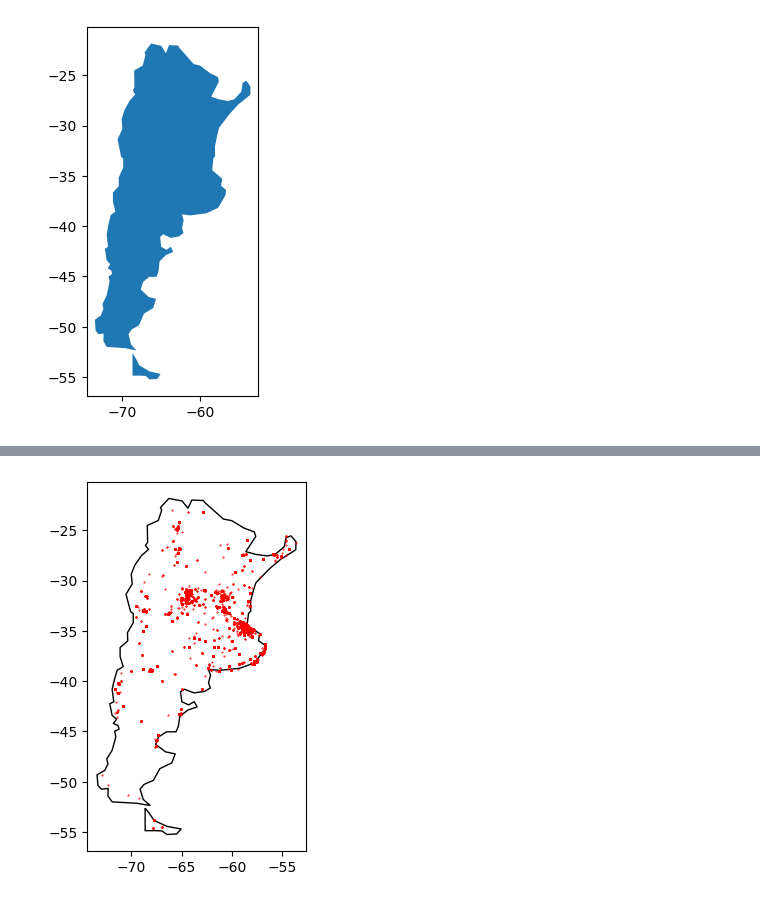
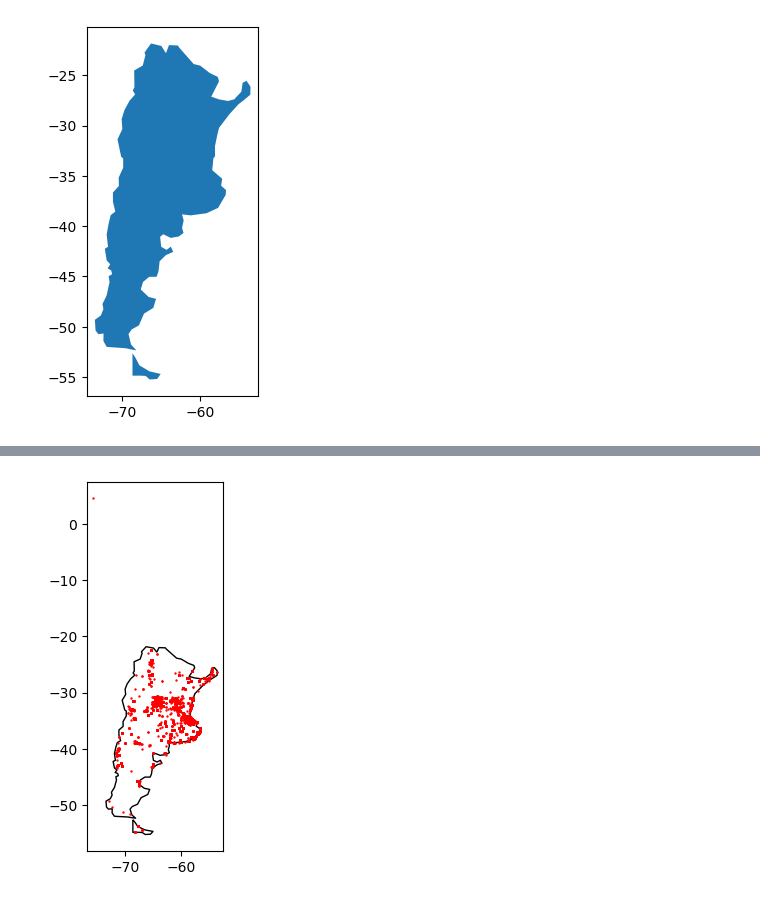
Before and after one commit to juansv2k2/property-price-analysis, a Jupyter notebook: Grupo 7.ipynb, the cells around one changed output, grey strips where cells are left out. Drawn from its saved outputs; the diff is of its cells as text; code cells hidden in the pictures.

```diff
--- a/Grupo 7.ipynb
+++ b/Grupo 7.ipynb
@@ -208,0 +241,4 @@ dtype: object
+# %%
+# Si Barrio es NaN, uso la info de 'place'
+
+df_properatti['barrio'].fillna(df_properatti['place_name'], inplace=True)
@@ -210,13 +351,14 @@ dtype: object
 # busca los valores de 'geonames_id' en el dataframe 'data_geonames'
 # cuando los encuentra, se trae el valor de las columnas 'LATITUDE' y 'LONGITUDE'
 
-
 def normalize_geonameid(row):
-    geoname_id = row['geonames_id']
-    if geoname_id in data_geonames['GEONAMEID'].values:
-        matching_row = data_geonames[data_geonames['GEONAMEID'] == geoname_id]
-        row['lat'] = pd.to_numeric(matching_row['LATITUDE'].values[0]).astype(float)
-        row['lon'] = pd.to_numeric(matching_row['LONGITUDE'].values[0]).astype(float)
+    if pd.isnull(row['lat']) and pd.isnull(row['lon']):
+        geoname_id = row['geonames_id']
+        if geoname_id in data_geonames['GEONAMEID'].values:
+            matching_row = data_geonames[data_geonames['GEONAMEID'] == geoname_id]
+            if not matching_row.empty:
+                row.loc['lat'] = pd.to_numeric(matching_row['LATITUDE'].values[0], errors='coerce')
+                row.loc['lon'] = pd.to_numeric(matching_row['LONGITUDE'].values[0], errors='coerce')
     return row
 
-df_properatti__norm_lat_lon = result.apply(normalize_geonameid, axis=1)
+df_properatti = df_properatti.apply(normalize_geonameid, axis=1)
@@ -246,0 +365,8 @@ filtered_df_geography[columns].shape
+# %%
+# Filtro los que no tienen info geografica (no hay match en data_geonames)
+
+mask_not_null = np.logical_and(~pd.isnull(df_properatti['lat']),~pd.isnull(df_properatti['lon'] ))
+
+df_properatti_for_plot = df_properatti[mask_not_null][['lat','lon']]
+
+df_properatti_for_plot.shape
@@ -247,8 +375,8 @@ filtered_df_geography[columns].shape
 # %%
-# creo un geoDataFrame con toda la info geografica
-geometry = gpd.points_from_xy(pd.to_numeric(filtered_df_geography.lon), pd.to_numeric(filtered_df_geography.lat))
+# creo un geoDataFrame con la info geografica
+geometry = gpd.points_from_xy(pd.to_numeric(df_properatti_for_plot.lon), pd.to_numeric(df_properatti_for_plot.lat))
 geometry
 
-geodataframe_df_properatti = gpd.GeoDataFrame(geometry = geometry)
-geodataframe_df_properatti.head(10)
+df_properatti = gpd.GeoDataFrame(geometry=geometry)
+df_properatti.shape
 # %% [output]
@@ -266,13 +384,13 @@ geodataframe_df_properatti.head(10)
 # %%
 # Mapa de Argentina
 ax = mapa_argentina_2.plot(color='white', edgecolor='black')
 
 # Sobre las ciudades superpone el mapa del país
-geodataframe_df_properatti.plot(ax=ax, color='red', markersize=0.2)
+df_properatti.plot(ax=ax, color='red', markersize=0.1)
 
 plt.show()
 # %% [output]
-[figure, old version]
+[figure, new version]
 # %%
 # filtro los puntos que estan dentro de 'mapa_san_luis'
 
```
Also changed, not shown: parts of 30 cells of this notebook, 2 other files.
